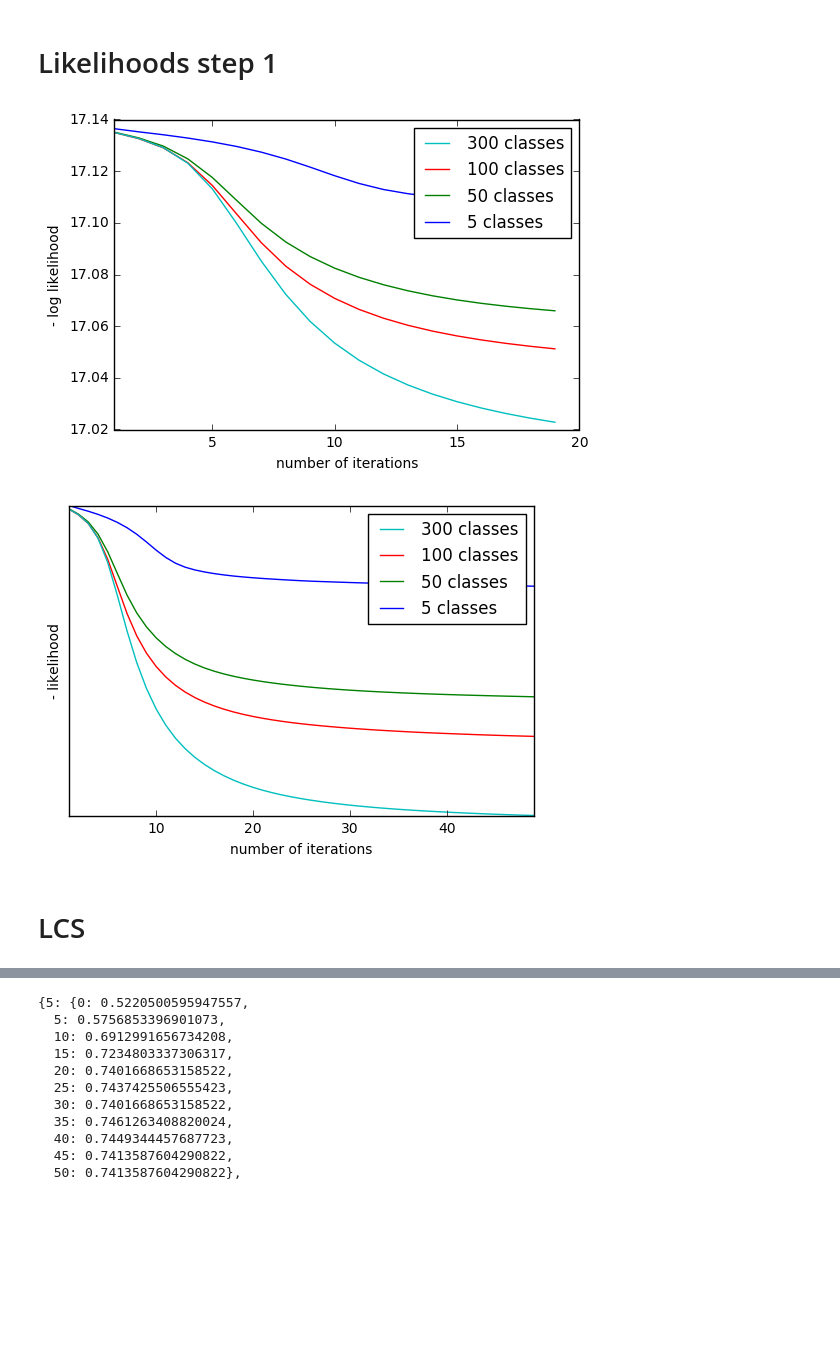
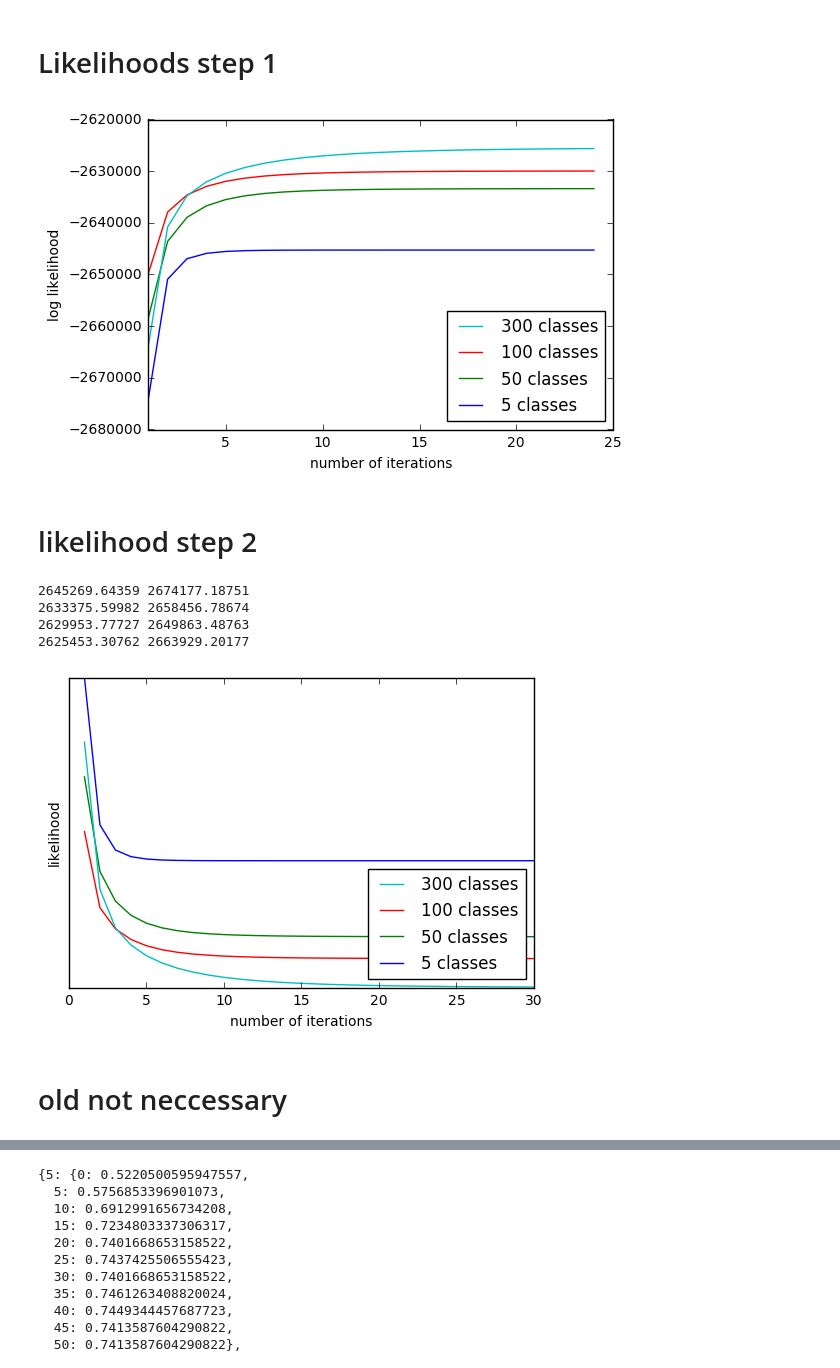
Before and after one commit to DavidZomerdijk/ULL2017, a Jupyter notebook: src/misc/makePlots.ipynb, the cells around one changed output, grey strips where cells are left out. Cells and saved outputs as stored; diff of their text form; code cells hidden in the pictures; blank space fills up the shorter version.

```diff
--- a/src/misc/makePlots.ipynb
+++ b/src/misc/makePlots.ipynb
@@ -103,31 +87,34 @@ plt.show()
 # %% [markdown]
 # Likelihoods step 1
 # %%
-data =  [(cluster, likelihoods[cluster][50])  for cluster in clusters]
-max_iter = 20
+# data =  [(cluster, likelihoods[cluster][50])  for cluster in clusters]
+max_iter = 25
 
 
 x_val = range(1,max_iter)
-y_val_5 = [math.log1p( -likelihoods[5][iteration])for iteration in range(1,max_iter)]
-y_val_50 = [math.log1p( -likelihoods[50][iteration]) for iteration in range(1,max_iter)]
-y_val_100 = [math.log1p( -likelihoods[100][iteration]) for iteration in range(1,max_iter)]
-y_val_300 = [math.log1p( -likelihoods[300][iteration]) for iteration in range(1,max_iter)]
+y_val_5 = [likelihoods[5][iteration]for iteration in range(1,max_iter)]
+# y_val_50 = [math.log1p( -likelihoods[50][iteration]) for iteration in range(1,max_iter)]
+y_val_50 = [likelihoods[50][iteration] for iteration in range(1,max_iter)]
+y_val_100 = [likelihoods[100][iteration] for iteration in range(1,max_iter)]
+y_val_300 = [likelihoods[300][iteration] for iteration in range(1,max_iter)]
 
 line1, = plt.plot(x_val,y_val_5,   label="5 classes" )
 line2, = plt.plot(x_val,y_val_50,  label="50 classes" )
 line3, = plt.plot(x_val,y_val_100,  label="100 classes" )
 line4, = plt.plot(x_val,y_val_300,  label="300 classes" )
 
-plt.legend(handles=[line4,line3,line2,line1], loc=1)
+plt.legend(handles=[line4,line3,line2,line1], loc=4)
 # plt.axis([0, 150, 0.50, 0.82])
 plt.xlim([1, max_iter])
 # plt.yscale('log')
 plt.xlabel('number of iterations')
-plt.ylabel('- log likelihood')
+plt.ylabel('log likelihood')
 plt.savefig('likelihood_part1.pdf')
 plt.show()
 # %% [output]
-[figure, old version]
+[figure, new version]
+# %% [markdown]
+# likelihood step 2
 # %%
 path = "../../out/"
 clusters = [5,50,100,300]
@@ -146,20 +133,28 @@ y_val_50 = [-likelihoods[50][iteration] for iteration in range(1,50)]
 y_val_100 = [-likelihoods[100][iteration] for iteration in range(1,50)]
 y_val_300 = [-likelihoods[300][iteration] for iteration in range(1,50)]
 
+print( min(y_val_5), max(y_val_5))
+print( min(y_val_50), max(y_val_50))
+print( min(y_val_100), max(y_val_100))
+print( min(y_val_300), max(y_val_300))
 line1, = plt.plot(x_val,y_val_5,   label="5 classes" )
 line2, = plt.plot(x_val,y_val_50,  label="50 classes" )
 line3, = plt.plot(x_val,y_val_100,  label="100 classes" )
 line4, = plt.plot(x_val,y_val_300,  label="300 classes" )
 
-plt.legend(handles=[line4,line3,line2,line1], loc=1)
+plt.legend(handles=[line4,line3,line2,line1], loc=4)
 
 plt.xlabel('number of iterations')
-plt.ylabel('- likelihood')
+plt.ylabel('likelihood')
 plt.yscale('log')
-plt.axis('tight')
-plt.savefig('likelihood_intransitive.pdf')
+# # plt.axis('tight')
+plt.axis([0, 30, 2625453, 2674177])
+# plt.autoscale(True, axis = 'both')
+# plt.savefig('likelihood_intransitive.pdf')
 plt.show()
 # %% [output]
+2645269.64359 2674177.18751
+2633375.59982 2658456.78674
+2629953.77727 2649863.48763
+2625453.30762 2663929.20177
-[figure, old version]
+[figure, new version]
-# %% [markdown]
-# LCS
@@ -174,0 +161,2 @@ for cluster in clusters:
+# %% [markdown]
+# old not neccessary
```
Also changed, not shown: parts of 6 cells of this notebook, 1 other file.
